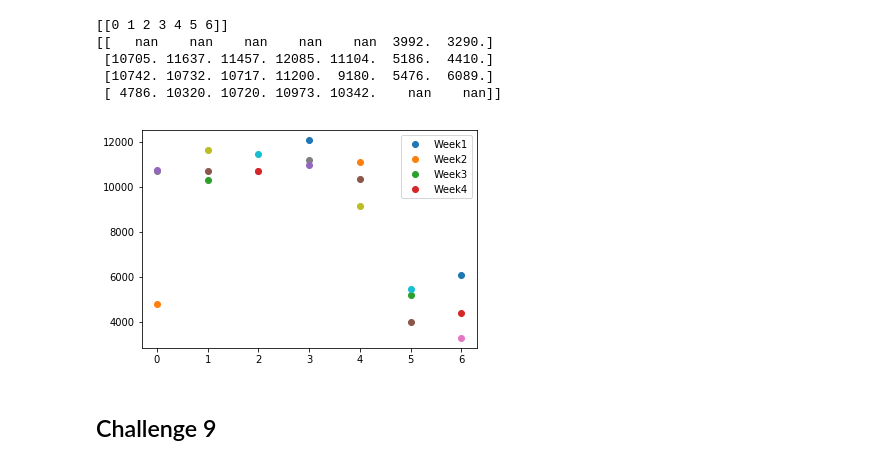
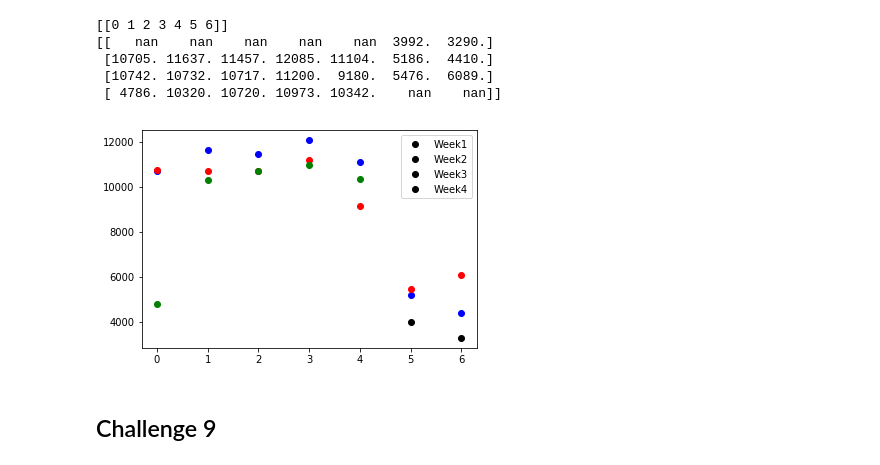
Before and after one commit to NeuroLaunch/Metis-Submissions, a Jupyter notebook: Challenges_Week01/Benson_Challenges.ipynb, the cells around one changed output. Saved outputs shown, nothing was run; the diff lists cells and outputs as text; code cells hidden in the pictures.

```diff
--- a/Challenges_Week01/Benson_Challenges.ipynb
+++ b/Challenges_Week01/Benson_Challenges.ipynb
@@ -225,12 +225,13 @@ print(yy)
  [ 4786. 10320. 10720. 10973. 10342.    nan    nan]]
 # %%
 # Try to plot the daily counts across each week - unfortunately lines won't render #
+COLOR_ORDER = ['k','b','r','g']
 for i in range(0,len(yy)):
-    plt.plot(xx,yy[i,:].reshape([1,7]),'o');  # markers show up fine, however
+    plt.plot(xx,yy[i,:].reshape([1,7]),'o',color=COLOR_ORDER[i]);  # markers show up fine, however
 plt.show;
 plt.legend(['Week1','Week2','Week3','Week4'],loc=0);
 # %% [output]
-[figure, old version]
+[figure, new version]
 # %% [markdown]
 ## Challenge 9
 # %%
```
